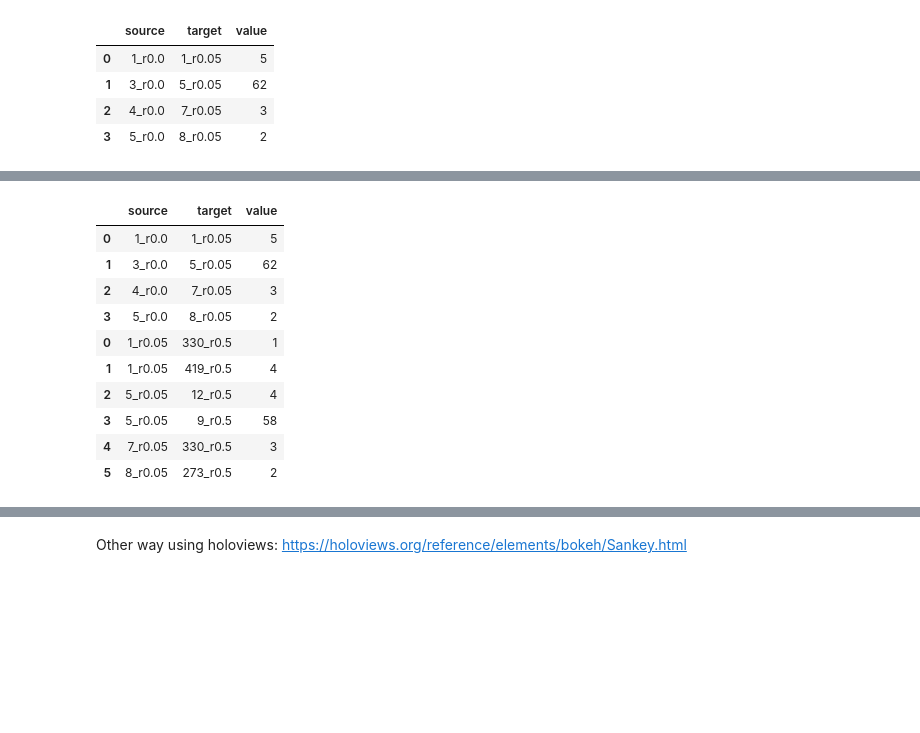
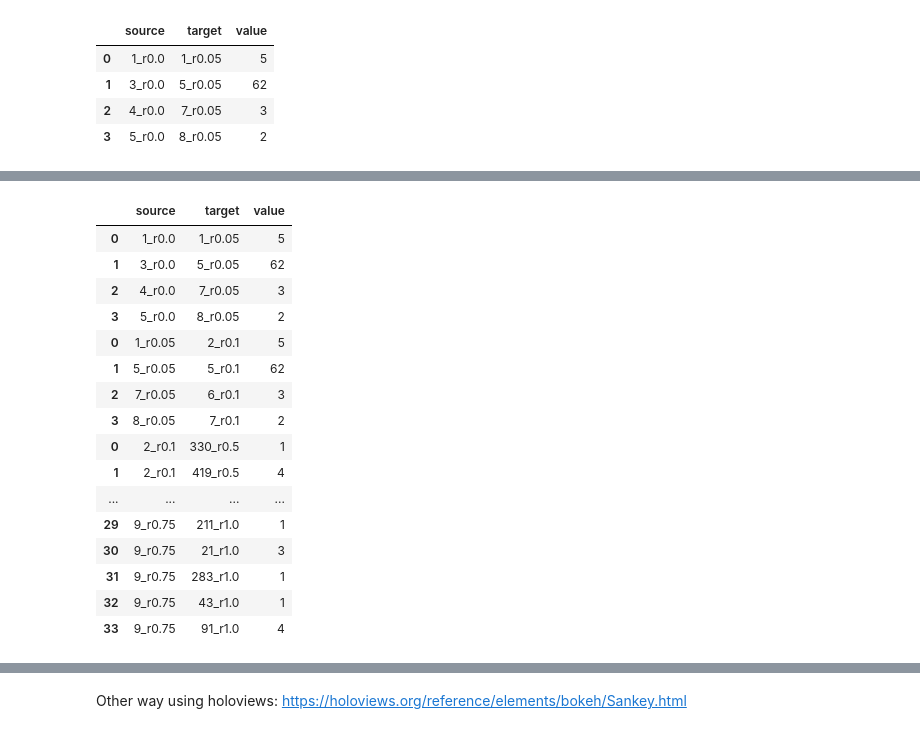
Before and after one commit to Gutierrez-lab/oviIN-analyses-gabrielle, a Jupyter notebook: sankey_modularity.ipynb, the cells around one changed output, grey strips where cells are left out. Drawn from its saved outputs; the diff is of its cells as text; code cells hidden in the pictures; blank space fills up the shorter version.

Commit message:
update to sankeys

```diff
--- a/sankey_modularity.ipynb
+++ b/sankey_modularity.ipynb
@@ -205,7 +221,7 @@ df2
 | 3 | 5_r0.0 | 8_r0.05 | 2 |
 # %%
 # use this for sankeys with >2 levels
-df3 = ovi_HB_chunk[['0.05','0.5','counts']].groupby(['0.05','0.5']).count().reset_index()
+df3 = ovi_HB_chunk[['0.05','0.1','counts']].groupby(['0.05','0.1']).count().reset_index()
 df3.columns = ['source','target','value']
 df3
 # %% [output]
@@ -218,0 +233,5 @@ df3
+# %%
+# use this for sankeys with >2 levels
+df4 = ovi_HB_chunk[['0.1','0.5','counts']].groupby(['0.1','0.5']).count().reset_index()
+df4.columns = ['source','target','value']
+df4
@@ -218,0 +246,5 @@ df3
+# %%
+# use this for sankeys with >2 levels
+df5 = ovi_HB_chunk[['0.5','0.75','counts']].groupby(['0.5','0.75']).count().reset_index()
+df5.columns = ['source','target','value']
+df5
@@ -218,0 +262,5 @@ df3
+# %%
+# use this for sankeys with >2 levels
+df6 = ovi_HB_chunk[['0.75','1.0','counts']].groupby(['0.75','1.0']).count().reset_index()
+df6.columns = ['source','target','value']
+df6
@@ -219,18 +285,24 @@ df3
 # %%
-links = pd.concat([df2, df3], axis=0)
+links = pd.concat([df2, df3, df4, df5, df6], axis=0)
 links
 # %% [output]
 |  | source | target | value |
 | 0 | 1_r0.0 | 1_r0.05 | 5 |
 | 1 | 3_r0.0 | 5_r0.05 | 62 |
 | 2 | 4_r0.0 | 7_r0.05 | 3 |
 | 3 | 5_r0.0 | 8_r0.05 | 2 |
-| 0 | 1_r0.05 | 330_r0.5 | 1 |
-| 1 | 1_r0.05 | 419_r0.5 | 4 |
-| 2 | 5_r0.05 | 12_r0.5 | 4 |
-| 3 | 5_r0.05 | 9_r0.5 | 58 |
-| 4 | 7_r0.05 | 330_r0.5 | 3 |
-| 5 | 8_r0.05 | 273_r0.5 | 2 |
+| 0 | 1_r0.05 | 2_r0.1 | 5 |
+| 1 | 5_r0.05 | 5_r0.1 | 62 |
+| 2 | 7_r0.05 | 6_r0.1 | 3 |
+| 3 | 8_r0.05 | 7_r0.1 | 2 |
+| 0 | 2_r0.1 | 330_r0.5 | 1 |
+| 1 | 2_r0.1 | 419_r0.5 | 4 |
+| ... | ... | ... | ... |
+| 29 | 9_r0.75 | 211_r1.0 | 1 |
+| 30 | 9_r0.75 | 21_r1.0 | 3 |
+| 31 | 9_r0.75 | 283_r1.0 | 1 |
+| 32 | 9_r0.75 | 43_r1.0 | 1 |
+| 33 | 9_r0.75 | 91_r1.0 | 4 |
 # %%
 # this is basically a mapping dictionary of nodes enumerated
 mapping_dict = {k: v for v, k in enumerate(nodes)}
```
Also changed, not shown: parts of 16 cells of this notebook.
